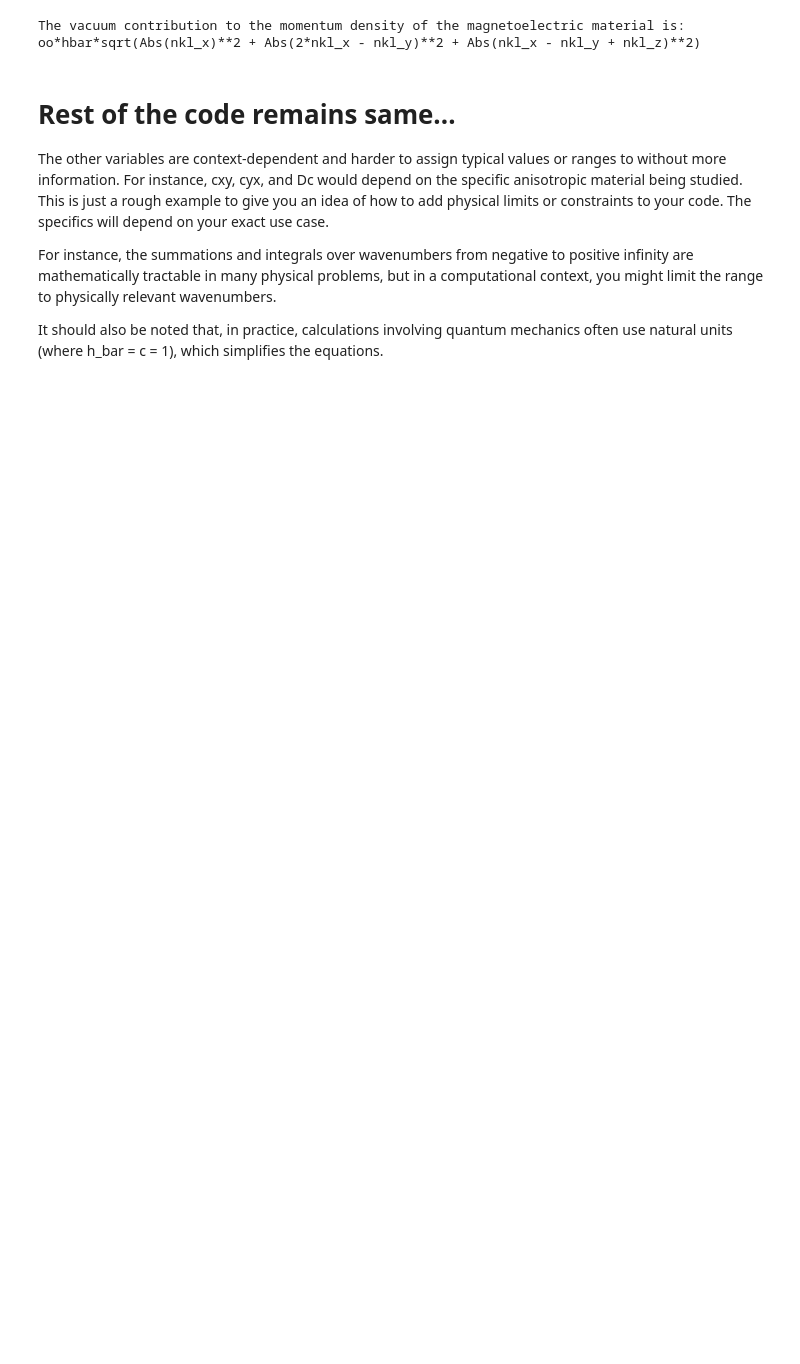
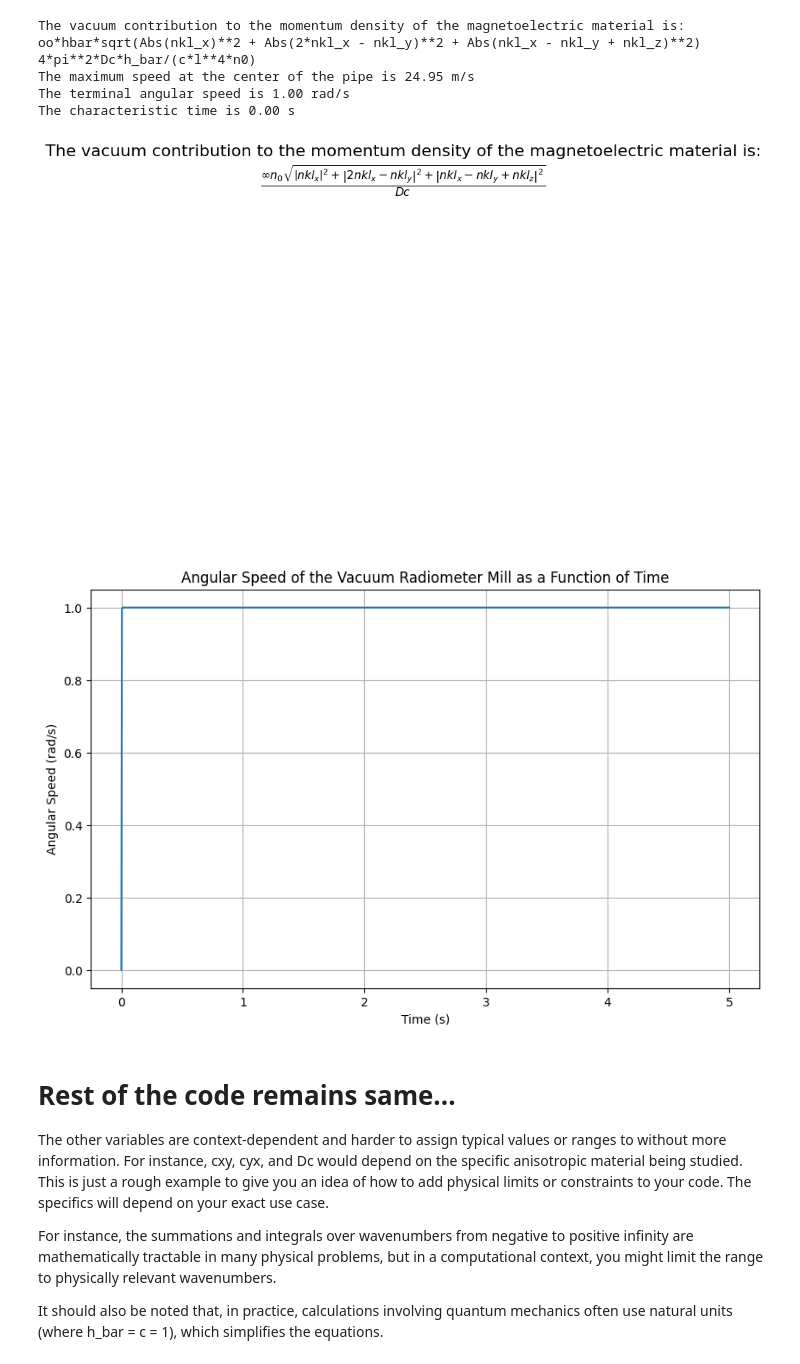
Before and after one commit to mjgpinheiro/Physics_models, a Jupyter notebook: VacuumExpectationValue1.ipynb, the cells around one changed output. Drawn from its saved outputs; the diff is of its cells as text; code cells hidden in the pictures; blank space fills up the shorter version.

```diff
--- a/VacuumExpectationValue1.ipynb
+++ b/VacuumExpectationValue1.ipynb
@@ -89,33 +89,109 @@ n_plus_k1 = n0 + cxy
 n_minus_k1 = n0 - cxy
 n_plus_k2 = n0 - cyx
 n_minus_k2 = n0 + cyx
 
 # Equation 3.5
 # Note: The sum over k0 from -oo to +oo may require an appropriate physical or mathematical limit to be set.
 g0_35 = (Dc * h_bar * sp.Sum(k0 * k0, (k0, -sp.oo, sp.oo))) / V
 
 # Equation 3.6
 # Note: The integral from 0 to +oo may require an appropriate physical or mathematical limit to be set.
 g0_36 = (h_bar * Dc * sp.integrate(k0**3, (k0, 0, sp.oo))) / (2 * p**2)
 
 # Equation 3.7
 g0_37 = (h_bar * u**4 * Dc) / (8 * p**2 * c**3)
 
 # Equation 4.1
 Dpk = h_bar * k0 * (n_plus_k1 + n_minus_k1) * ez / 2
 
 # Equation 4.2
 Pk = (h_bar * k0 * c * (n_minus_k1**2 - n_plus_k1**2)) / (2 * V * n_plus_k1 * n_minus_k1)
 
 # Equation 4.3
 # Note: The sum over k0 from -oo to +oo may require an appropriate physical or mathematical limit to be set.
 P0 = (2 * Dc * h_bar * sp.Sum(k0 * k0, (k0, -sp.oo, sp.oo))) / (V * c * n0)
 
 # Equation 4.4
 P0 = (4 * p**2 * Dc * h_bar) / (c * n0 * l**4)
+print(P0)
+
+##############################################################################
+# Define the variables and constants
+oo = sp.oo  # Infinity
+h_bar = 1.0545718e-34  # Reduced Planck's constant
+pi = sp.pi  # Pi constant
+Dc = sp.Symbol('Dc')  # Difference in anisotropic parameters
+c = 3e8  # Speed of light, in m/s
+l = sp.Symbol('l', positive=True, real=True)  # Wavelength, typically between 400 - 700 nm
+n0 = sp.Symbol('n0')  # Refractive index parallel to the optical axis, typically 1 - 2.5
+nkl_x = sp.Symbol('nkl_x')  # Anisotropic parameters
+nkl_y = sp.Symbol('nkl_y')  # Anisotropic parameters
+nkl_z = sp.Symbol('nkl_z')  # Anisotropic parameters
+
+# Calculate the vacuum contribution to the momentum density of the magnetoelectric material
+vacuum_contribution = oo*h_bar*sp.sqrt(sp.Abs(nkl_x)**2 + sp.Abs(2*nkl_x - nkl_y)**2 + sp.Abs(nkl_x - nkl_y + nkl_z)**2)/(4*pi**2*Dc*h_bar/(c*l**4*n0))
+
+# Convert to LaTeX string
+latex_str = sp.latex(vacuum_contribution)
+
+# Create a new figure
+fig = plt.figure(figsize=(10, 6))
+
+# Set title with LaTeX formatting
+plt.title(r"The vacuum contribution to the momentum density of the magnetoelectric material is:" "\n" r"$%s$" % latex_str, fontsize=16)
+
+# Remove axes
+plt.axis('off')
+
+# Save the figure
+fig.savefig('output.pdf')
+
+# Assumptions and data
+import numpy as np
+import matplotlib.pyplot as plt
+
+# Assumed values for the Navier-Stokes problem
+a = 0.01  # diameter of the tube (m)
+L = 1  # length of the tube (m)
+h = 1.002e-3  # dynamic viscosity of the fluid (Pa*s)
+P0 = 1000  # vacuum stress (N/m^2)
+
+# Calculate maximum speed at the center of the pipe
+Umax = P0 * a**2 / (4 * h * L)
+print(f"The maximum speed at the center of the pipe is {Umax:.2f} m/s")
+
+# Assumed values for the equation of motion of the vacuum radiometer mill
+I = 1e-6  # moment of inertia (kg*m^2)
+g = 1e-3  # frictional damping constant (N*m/(rad/s))
+t0 = 1e-3  # initial torque (N*m)
+
+# Calculate the terminal angular speed and the characteristic time
+u_infinity = t0 / g
+tc = I / g
+print(f"The terminal angular speed is {u_infinity:.2f} rad/s")
+print(f"The characteristic time is {tc:.2f} s")
+
+# Calculate the angular speed as a function of time
+t = np.linspace(0, 5, num=1000)  # time (s)
+u = u_infinity * (1 - np.exp(-t / tc))
+
+# Plot the angular speed as a function of time
+plt.figure(figsize=(10, 6))
+plt.plot(t, u)
+plt.xlabel('Time (s)')
+plt.ylabel('Angular Speed (rad/s)')
+plt.title('Angular Speed of the Vacuum Radiometer Mill as a Function of Time')
+plt.grid(True)
+plt.show()
 # %% [output]
 The vacuum contribution to the momentum density of the magnetoelectric material is:
 oo*hbar*sqrt(Abs(nkl_x)**2 + Abs(2*nkl_x - nkl_y)**2 + Abs(nkl_x - nkl_y + nkl_z)**2)
+4*pi**2*Dc*h_bar/(c*l**4*n0)
+The maximum speed at the center of the pipe is 24.95 m/s
+The terminal angular speed is 1.00 rad/s
+The characteristic time is 0.00 s
+[figure, added]
+[figure, added]
 # %% [markdown]
 # Rest of the code remains same...
 The other variables are context-dependent and harder to assign typical values or ranges to without more information. For instance, cxy, cyx, and Dc would depend on the specific anisotropic material being studied. This is just a rough example to give you an idea of how to add physical limits or constraints to your code. The specifics will depend on your exact use case.
```
